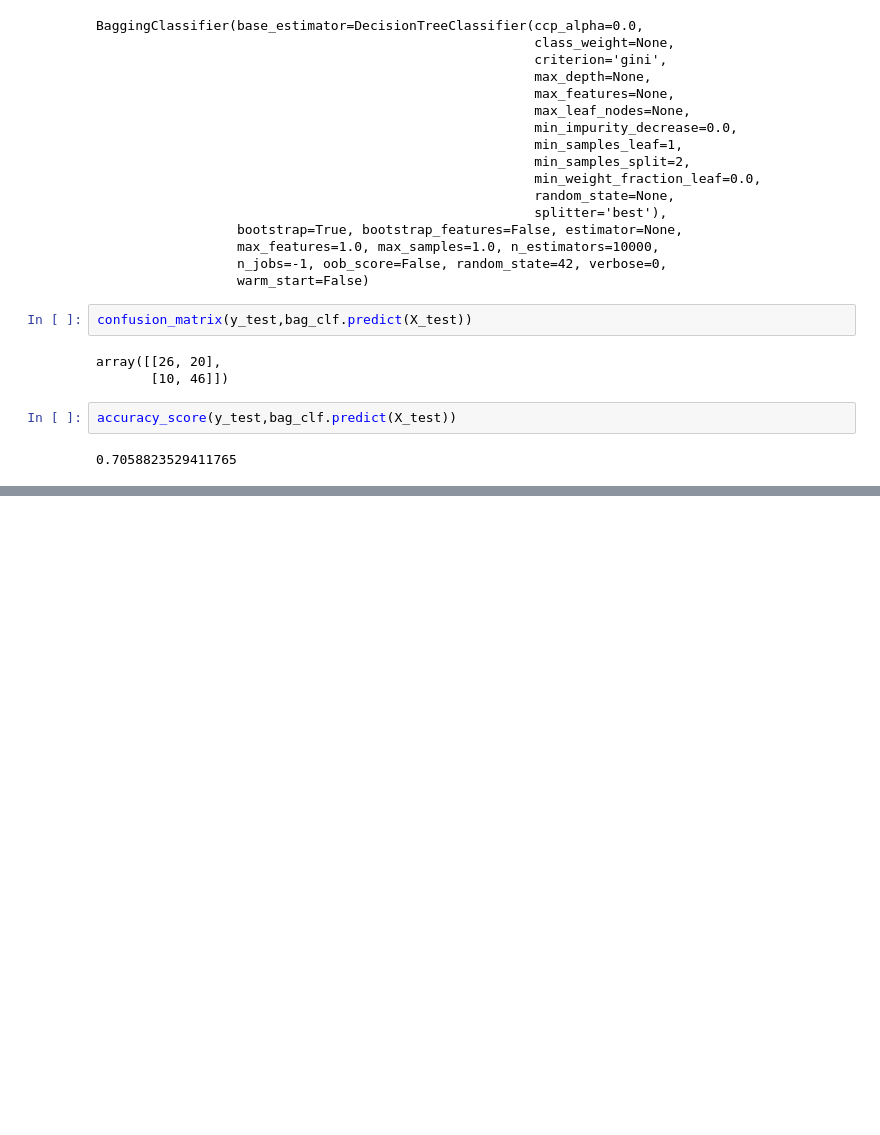
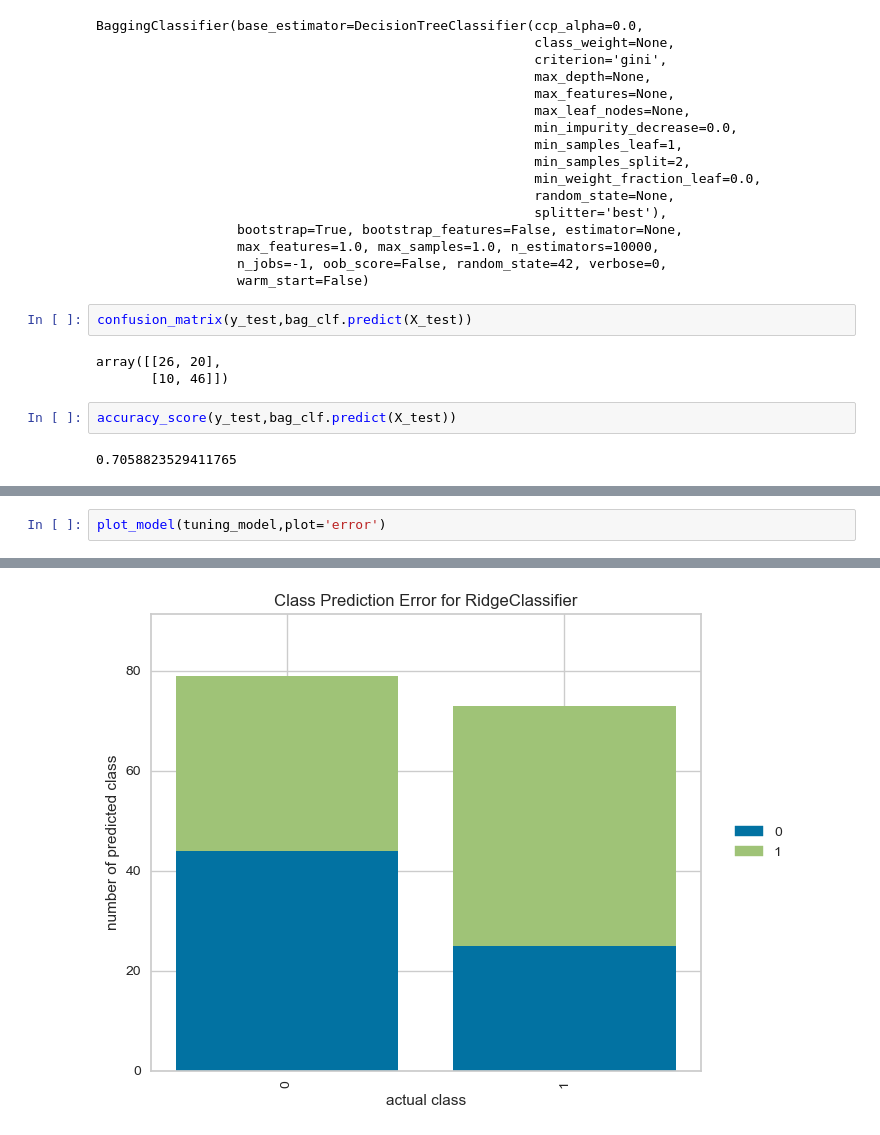
Before and after one commit to Nanda-Kiran-Royal/ML_practice, a Jupyter notebook: Decision_Tree.ipynb, the cells around one changed output, grey strips where cells are left out. Cells and saved outputs as stored; diff of their text form; blank space fills up the shorter version.

```diff
--- a/Decision_Tree.ipynb
+++ b/Decision_Tree.ipynb
@@ -638,0 +824,3 @@ accuracy_score(y_test,bag_clf.predict(X_test))
+# %%
+plot_model(tuning_model,plot='error')
+# %% [output]
@@ -638,0 +828 @@ accuracy_score(y_test,bag_clf.predict(X_test))
+[figure, added]
```
Also changed, not shown: parts of 60 cells of this notebook.
